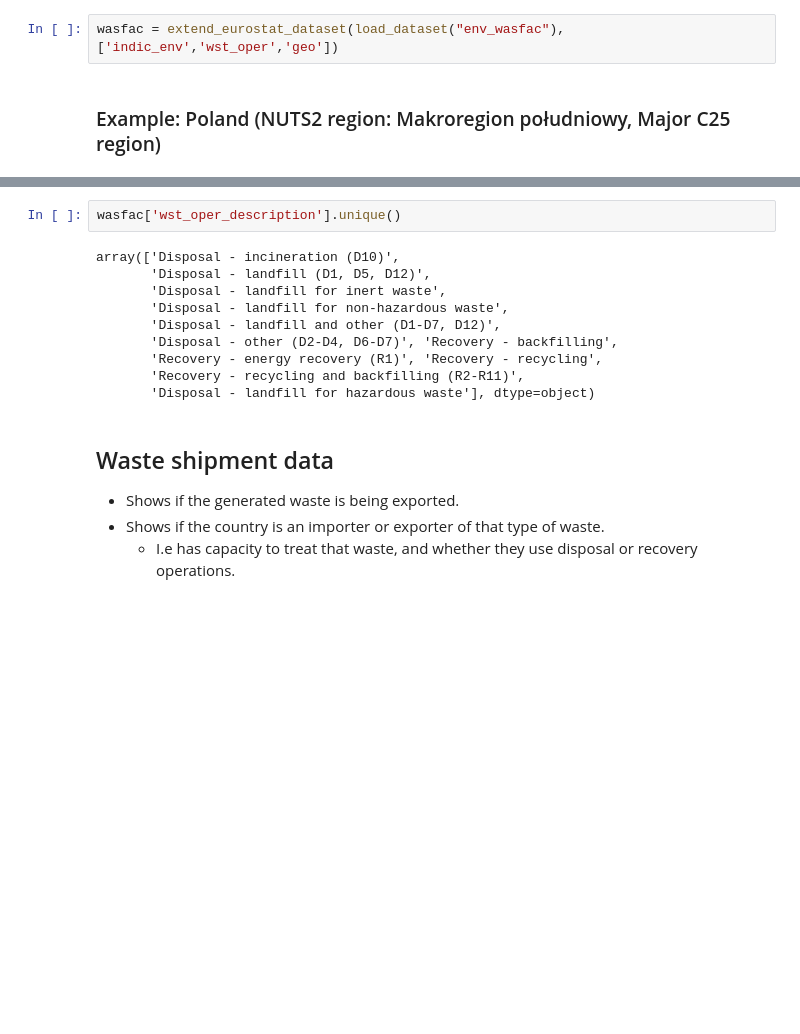
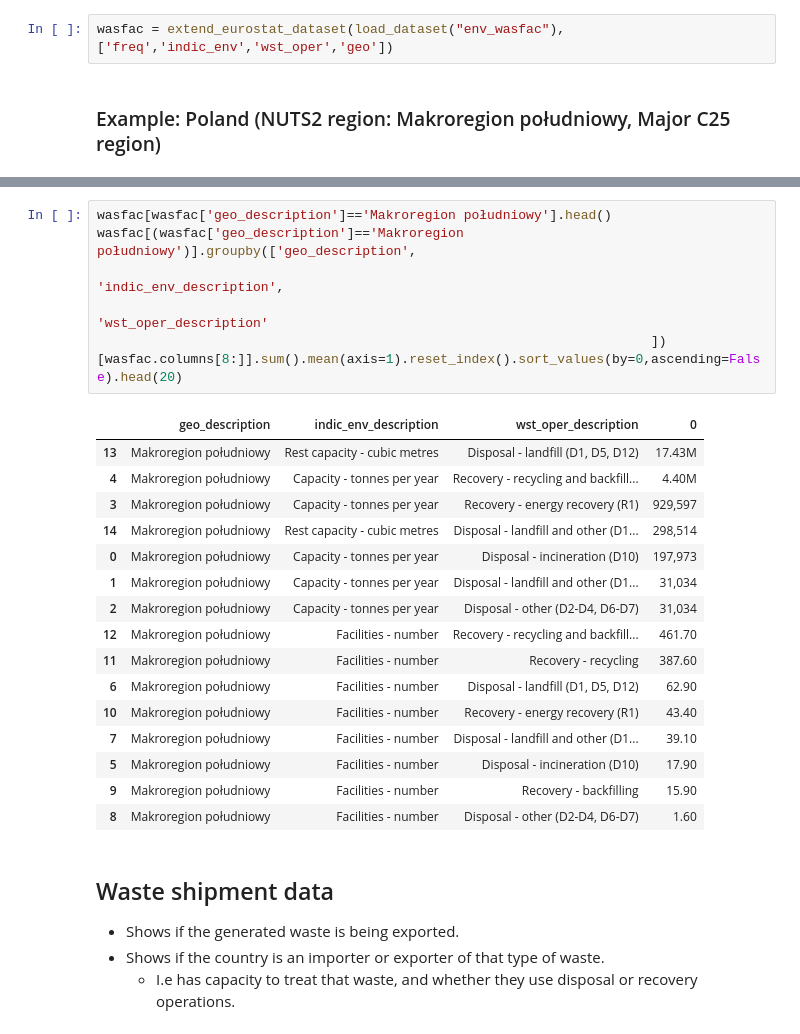
Before and after one commit to jim-anderssen/mfa_project, a Jupyter notebook: notebooks/Example study.ipynb, the cells around one changed output, grey strips where cells are left out. Cells and saved outputs as stored; diff of their text form; blank space fills up the shorter version.

```diff
--- a/notebooks/Example study.ipynb
+++ b/notebooks/Example study.ipynb
@@ -289,6 +282,6 @@ This could also be complemented with IED Installations data, and OECD Pre-consen
 
 - Shows if there's local infrastructure for treating waste locally.
 # %%
-wasfac = extend_eurostat_dataset(load_dataset("env_wasfac"),['indic_env','wst_oper','geo'])
+wasfac = extend_eurostat_dataset(load_dataset("env_wasfac"),['freq','indic_env','wst_oper','geo'])
 # %% [markdown]
 ### Example: Poland (NUTS2 region: Makroregion południowy, Major C25 region)
@@ -304,15 +288,26 @@ wasfac[wasfac['geo_description']=='Makroregion południowy'].head()
-# %%
-wasfac['wst_oper_description'].unique()
-# %% [output]
-array(['Disposal - incineration (D10)',
-       'Disposal - landfill (D1, D5, D12)',
-       'Disposal - landfill for inert waste',
-       'Disposal - landfill for non-hazardous waste',
-       'Disposal - landfill and other (D1-D7, D12)',
-       'Disposal - other (D2-D4, D6-D7)', 'Recovery - backfilling',
-       'Recovery - energy recovery (R1)', 'Recovery - recycling',
-       'Recovery - recycling and backfilling (R2-R11)',
-       'Disposal - landfill for hazardous waste'], dtype=object)
+# %%
+wasfac[wasfac['geo_description']=='Makroregion południowy'].head()
+wasfac[(wasfac['geo_description']=='Makroregion południowy')].groupby(['geo_description',
+                                                                       'indic_env_description',
+                                                                       'wst_oper_description'
+                                                                       ])[wasfac.columns[8:]].sum().mean(axis=1).reset_index().sort_values(by=0,ascending=False).head(20)
+# %% [output]
+|  | geo_description | indic_env_description | wst_oper_description | 0 |
+| 13 | Makroregion południowy | Rest capacity - cubic metres | Disposal - landfill (D1, D5, D12) | 17.43M |
+| 4 | Makroregion południowy | Capacity - tonnes per year | Recovery - recycling and backfill... | 4.40M |
+| 3 | Makroregion południowy | Capacity - tonnes per year | Recovery - energy recovery (R1) | 929,597 |
+| 14 | Makroregion południowy | Rest capacity - cubic metres | Disposal - landfill and other (D1... | 298,514 |
+| 0 | Makroregion południowy | Capacity - tonnes per year | Disposal - incineration (D10) | 197,973 |
+| 1 | Makroregion południowy | Capacity - tonnes per year | Disposal - landfill and other (D1... | 31,034 |
+| 2 | Makroregion południowy | Capacity - tonnes per year | Disposal - other (D2-D4, D6-D7) | 31,034 |
+| 12 | Makroregion południowy | Facilities - number | Recovery - recycling and backfill... | 461.70 |
+| 11 | Makroregion południowy | Facilities - number | Recovery - recycling | 387.60 |
+| 6 | Makroregion południowy | Facilities - number | Disposal - landfill (D1, D5, D12) | 62.90 |
+| 10 | Makroregion południowy | Facilities - number | Recovery - energy recovery (R1) | 43.40 |
+| 7 | Makroregion południowy | Facilities - number | Disposal - landfill and other (D1... | 39.10 |
+| 5 | Makroregion południowy | Facilities - number | Disposal - incineration (D10) | 17.90 |
+| 9 | Makroregion południowy | Facilities - number | Recovery - backfilling | 15.90 |
+| 8 | Makroregion południowy | Facilities - number | Disposal - other (D2-D4, D6-D7) | 1.60 |
 # %% [markdown]
 ## Waste shipment data
 
```
Also changed, not shown: parts of 18 cells of this notebook.
